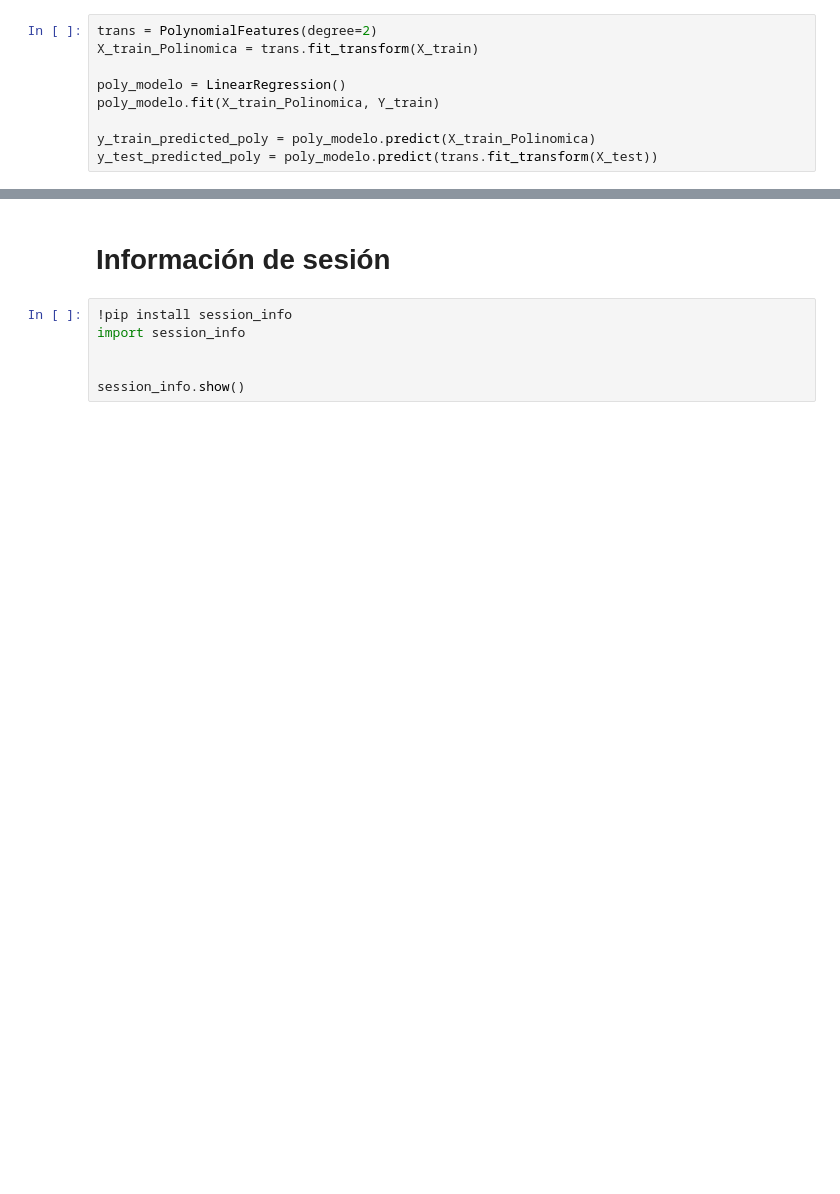
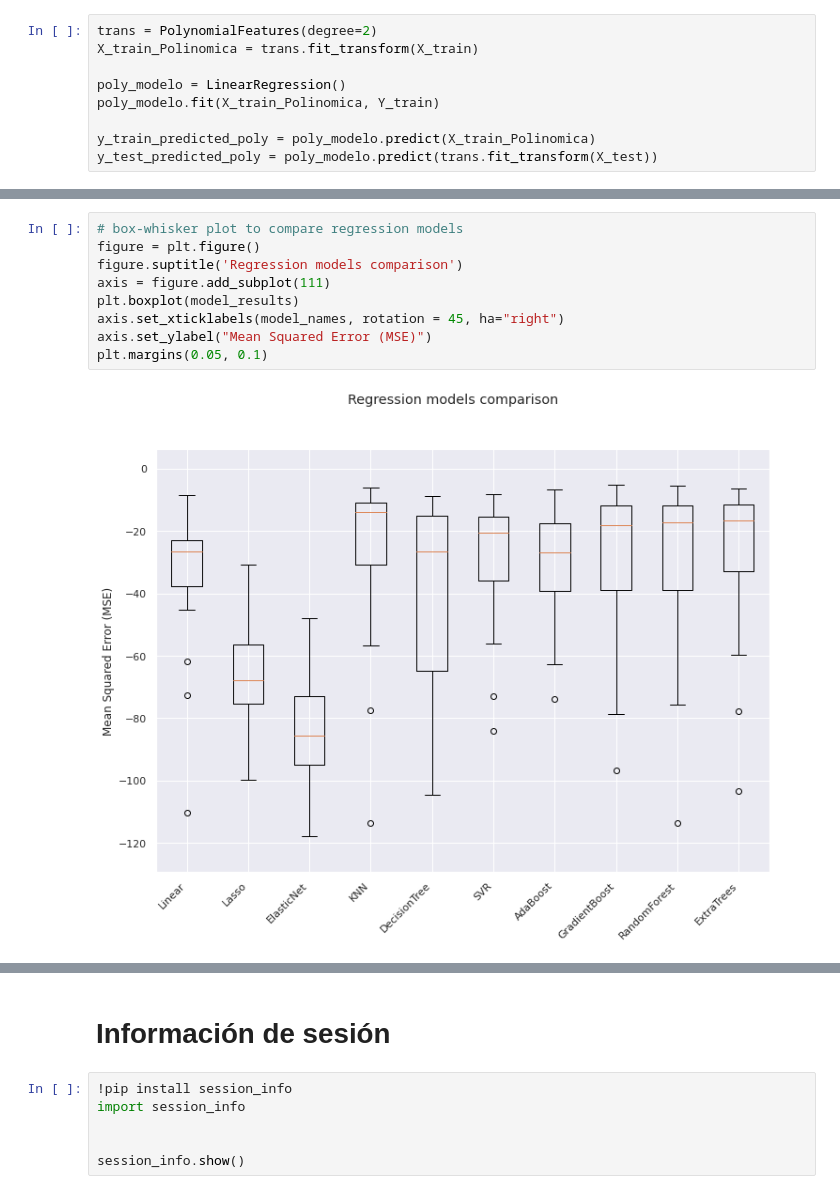
Before and after one commit to JMML2021/Tasca-M6-T01-ML_regressions-, a Jupyter notebook: 2_Sprint_6_Algoritmes_d’aprenentatge_supervisat_Regressió.ipynb, the cells around one changed output, grey strips where cells are left out. Drawn from its saved outputs; the diff is of its cells as text; blank space fills up the shorter version.

```diff
--- a/2_Sprint_6_Algoritmes_d’aprenentatge_supervisat_Regressió.ipynb
+++ b/2_Sprint_6_Algoritmes_d’aprenentatge_supervisat_Regressió.ipynb
@@ -1491,0 +1573,11 @@ AttributeError: ignored
+# %%
+# box-whisker plot to compare regression models
+figure = plt.figure()
+figure.suptitle('Regression models comparison')
+axis = figure.add_subplot(111)
+plt.boxplot(model_results)
+axis.set_xticklabels(model_names, rotation = 45, ha="right")
+axis.set_ylabel("Mean Squared Error (MSE)")
+plt.margins(0.05, 0.1)
+# %% [output]
+[figure, added]
```
Also changed, not shown: parts of 26 cells of this notebook.
